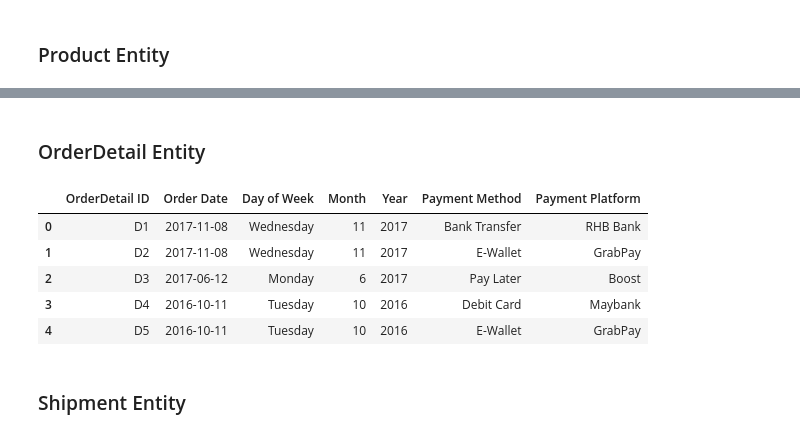
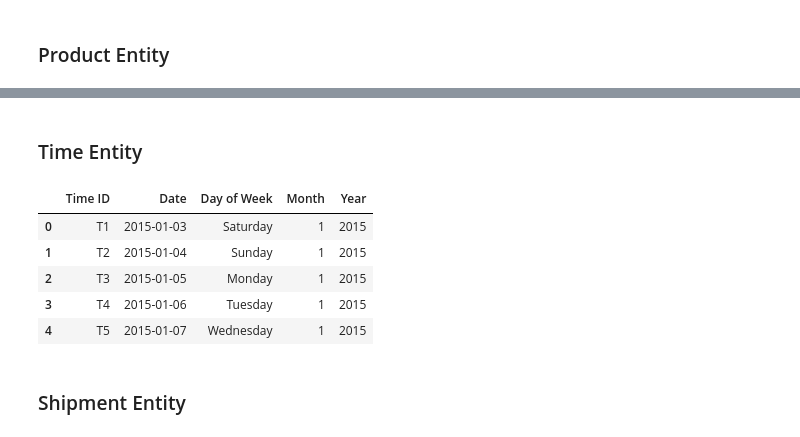
Before and after one commit to yeesem/Machine-Learning, a Jupyter notebook: Data_Mining_Assignment.ipynb, the cells around one changed output, grey strips where cells are left out. Drawn from its saved outputs; the diff is of its cells as text; code cells hidden in the pictures.

```diff
--- a/Data_Mining_Assignment.ipynb
+++ b/Data_Mining_Assignment.ipynb
@@ -109,48 +118,33 @@ product_df.head()
 # %% [markdown]
-### OrderDetail Entity
+### Time Entity
-# %%
-payment_method = ["Pay Later", "E-Wallet", "Credit Card", "Debit Card", "Bank Transfer"]
-e_wallet_type = ["TNG", "Boost", "ShopeePay", "Setel", "GrabPay"]
-bank_type = ["Hong Leong", "Public Bank", "Alliance Bank", "RHB Bank", "Maybank", "CIMB Bank", "HSBC Bank", "Affin Bank"]
-
-payment_method_select = []
-payment_method_used = []
-platform_used = []
-orderDetail_id = []
-payment_method_id = []
-
-for i in range(len(df)):
-  orderDetail_id.append(f"D{i + 1}")
-
-  payment_type = np.random.randint(0, 5)
-  payment_method_id.append("P" + str(payment_type))
-  payment_method_used.append(payment_method[payment_type])
-
-  if payment_type == 0 or payment_type == 1:
-    type_of_e_wallet_used = np.random.randint(0, 5)
-    platform_used.append(e_wallet_type[type_of_e_wallet_used])
-  else:
-    type_of_bank_used = np.random.randint(0, 8)
-    platform_used.append(bank_type[type_of_bank_used])
 # %%
-orderDetail_df = pd.DataFrame({
-    "OrderDetail ID": orderDetail_id,
-    "Order Date": df["Order Date"].values,
+time_df = pd.DataFrame({
+    "Date": df["Order Date"].values,
     "Day of Week" : df["Order Date"].dt.day_name().values,
     "Month" : df["Order Date"].dt.month.astype(int).values,
     "Year" : df["Order Date"].dt.year.astype(int).values,
-    "Payment Method": payment_method_used,
-    "Payment Platform": platform_used,
 })
 
-orderDetail_df.head()
+time_df.drop_duplicates(inplace=True, keep = 'first')
+
+time_df = time_df.sort_values(by="Date", ascending=True)
+
+time_id = []
+
+for i in range(len(time_df)):
+  time_id.append(f"T{i + 1}")
+
+time_df["Time ID"] = time_id
+time_df = time_df[[ "Time ID", "Date", "Day of Week", "Month", "Year"]]
+time_df = time_df.reset_index(drop = True)
+time_df.head()
 # %% [output]
-|  | OrderDetail ID | Order Date | Day of Week | Month | Year | Payment Method | Payment Platform |
-| 0 | D1 | 2017-11-08 | Wednesday | 11 | 2017 | Bank Transfer | RHB Bank |
-| 1 | D2 | 2017-11-08 | Wednesday | 11 | 2017 | E-Wallet | GrabPay |
-| 2 | D3 | 2017-06-12 | Monday | 6 | 2017 | Pay Later | Boost |
-| 3 | D4 | 2016-10-11 | Tuesday | 10 | 2016 | Debit Card | Maybank |
-| 4 | D5 | 2016-10-11 | Tuesday | 10 | 2016 | E-Wallet | GrabPay |
+|  | Time ID | Date | Day of Week | Month | Year |
+| 0 | T1 | 2015-01-03 | Saturday | 1 | 2015 |
+| 1 | T2 | 2015-01-04 | Sunday | 1 | 2015 |
+| 2 | T3 | 2015-01-05 | Monday | 1 | 2015 |
+| 3 | T4 | 2015-01-06 | Tuesday | 1 | 2015 |
+| 4 | T5 | 2015-01-07 | Wednesday | 1 | 2015 |
 # %% [markdown]
 ### Shipment Entity
 # %%
```
Also changed, not shown: parts of 20 cells of this notebook.
